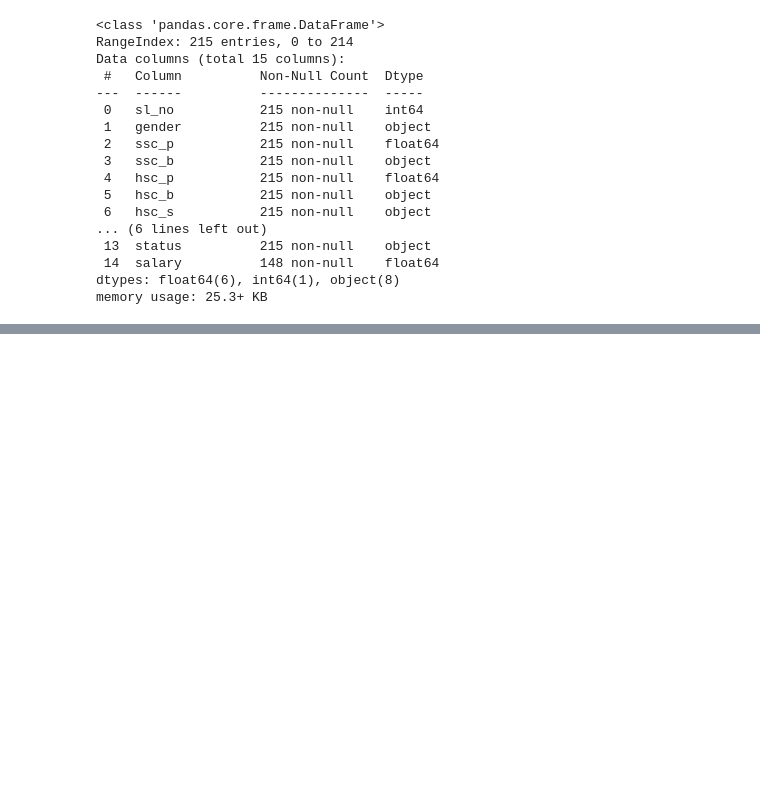
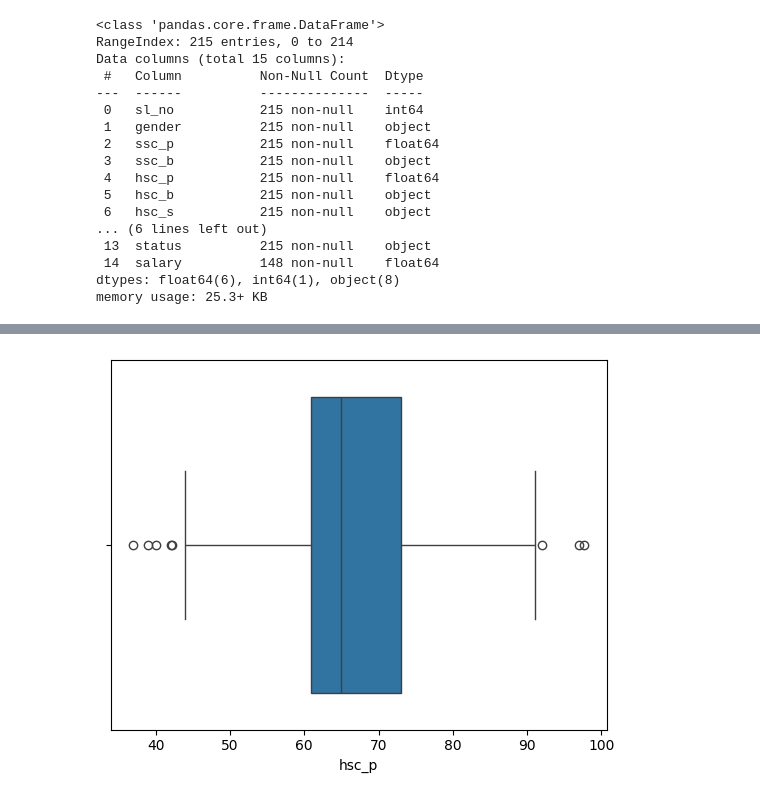
Before and after one commit to edupmon/fiap, a Jupyter notebook: pos-tech/data-analytics/fase-2/02-machine-learning-avancado/aula-2/knn-svm.ipynb, the cells around one changed output, grey strips where cells are left out. Cells and saved outputs as stored; diff of their text form; code cells hidden in the pictures; blank space fills up the shorter version.

```diff
--- a/pos-tech/data-analytics/fase-2/02-machine-learning-avancado/aula-2/knn-svm.ipynb
+++ b/pos-tech/data-analytics/fase-2/02-machine-learning-avancado/aula-2/knn-svm.ipynb
@@ -53,0 +86,5 @@ memory usage: 25.3+ KB
+# %%
+sns.boxplot(data=df, x='hsc_p')
+plt.show()
+# %% [output]
+[figure, added]
```
Also changed, not shown: parts of 11 cells of this notebook.
